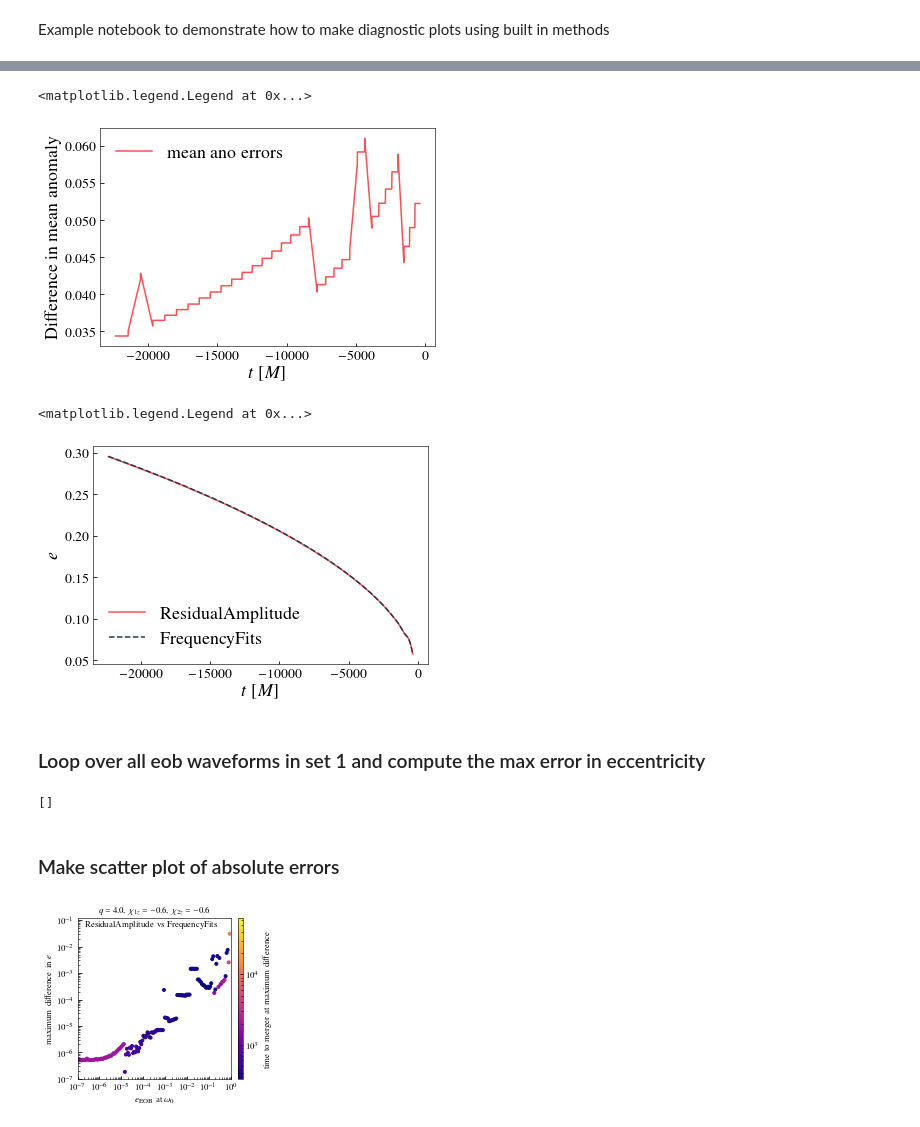
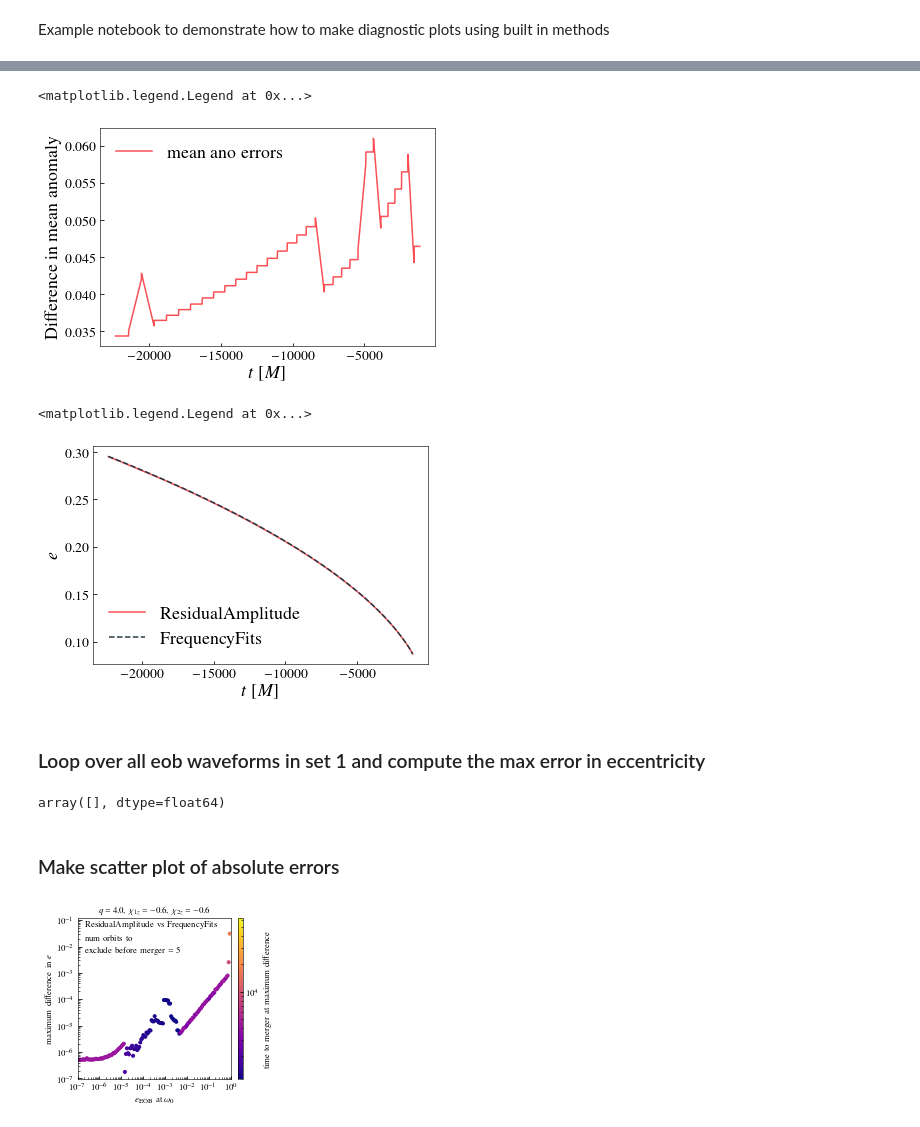
Before and after one commit to vijayvarma392/gw_eccentricity, a Jupyter notebook: notebook/compare_methods.ipynb, the cells around one changed output, grey strips where cells are left out. Drawn from its saved outputs; the diff is of its cells as text; code cells hidden in the pictures.

Commit message:
latest notebook compare methods

```diff
--- a/notebook/compare_methods.ipynb
+++ b/notebook/compare_methods.ipynb
@@ -28,11 +28,14 @@ available_param_sets = {
     "4": [6, 0.4, -0.4]}
 # %%
 param_set = "3"
+num_orbits_to_exclude_before_merger = 5
 # %%
 q, chi1, chi2 = available_param_sets[param_set]
 eob_waveforms = sorted(glob.glob(f"../data/ecc_waveforms/Non-Precessing/EOB/EccTest_q{q:.2f}_chi1z{chi1:.2f}_chi2z{chi2:.2f}_*_Momega00.010_meanAno1.571.h5"))
 # %%
 def compute_errors(method1, method2, waveform_path, zeroecc_waveform_path):
+    extra_kwargs = {"debug": False,
+                    "num_orbits_to_exclude_before_merger": num_orbits_to_exclude_before_merger}
     waveform_keywords = {
         "filepath": waveform_path,
         "filepath_zero_ecc": zeroecc_waveform_path,
@@ -44,13 +47,13 @@ def compute_errors(method1, method2, waveform_path, zeroecc_waveform_path):
         dataDict=dataDict,
         method=method1,
         return_gwecc_object=True,
-        extra_kwargs={"debug": False})
+        extra_kwargs=extra_kwargs)
     tref_out2, ecc_vec2, mean_ano_vec2, gwecc_obj2 = measure_eccentricity(
         tref_in=tref_vec,
         dataDict=dataDict,
         method=method2,
         return_gwecc_object=True,
-        extra_kwargs={"debug": False})
+        extra_kwargs=extra_kwargs)
     t, ecc_errors, mean_ano_errors = compute_errors_between_methods(gwecc_obj1, gwecc_obj2)[:3]
 
     return t, ecc_errors, mean_ano_errors, gwecc_obj1, gwecc_obj2
@@ -78,7 +81,7 @@ ax.set_ylabel(r"Difference in mean anomaly")
 ax.legend()
 # %% [output]
 <matplotlib.legend.Legend at 0x...>
-[figure, old version]
+[figure, new version]
 # %%
 journal = "Notebook"
 use_fancy_plotsettings(journal=journal)
@@ -90,7 +93,7 @@ ax.set_ylabel(r"$e$")
 ax.legend()
 # %% [output]
 <matplotlib.legend.Legend at 0x...>
-[figure, old version]
+[figure, new version]
 # %% [markdown]
 ### Loop over all eob waveforms in set 1 and compute the max error in eccentricity
 # %%
@@ -103,8 +106,10 @@ t_max_errs = []
 eccs = []
 failed_cases = []
 failed_eccs = []
+tmaxes = []
+tmins = []
 zeroecc_path_set1 = "../data/ecc_waveforms/Non-Precessing/EOB/EccTest_q1.00_chi1z0.00_chi2z0.00_EOBecc0.0000000000_Momega00.002_meanAno1.571.h5"
-for waveform in tqdm(eob_waveforms_set1):
+for waveform in tqdm(eob_waveforms):
     # get the ecc from waveform path string
     ecc = re.search(".\d{10}", waveform)[0]
     try:
@@ -112,13 +117,22 @@ for waveform in tqdm(eob_waveforms_set1):
         eccs.append(float(ecc))
         ecc_max_errs.append(max(np.abs(ecc_errs)))
         t_max_errs.append(t[np.abs(ecc_errs).argmax()])
+        tmins.append([gwecc_obj1.t_min, gwecc_obj2.t_min])
+        tmaxes.append([gwecc_obj1.t_max, gwecc_obj2.t_max])
     except Exception:
         failed_eccs.append(ecc)
         failed_cases.append(waveform)
+ecc_max_errs = np.array(ecc_max_errs)
+t_max_errs = np.array(t_max_errs)
+eccs = np.array(eccs)
+failed_cases = np.array(failed_cases)
+failed_eccs = np.array(failed_eccs)
+tmaxes = np.array(tmaxes)
+tmins = np.array(tmins)
 # %%
 failed_eccs
 # %% [output]
-[]
+array([], dtype=float64)
 # %% [markdown]
 ### Make scatter plot of absolute errors
 # %%
@@ -133,32 +147,34 @@ scatter = ax.scatter(eccs, ecc_max_errs, c=-np.array(t_max_errs),
 ax.set_xscale("log")
 ax.set_yscale("log")
 ax.set_xlabel(r"$e_\mathrm{EOB}$ at $\omega_0$")
 ax.set_ylabel("maximum difference in $e$")
 ax.set_title(fr"$q={q:.1f}$, $\chi_{{1z}}={chi1:.1f}$, $\chi_{{2z}}={chi2:.1f}$", ha="center")
 
 # set major ticks
 locmaj = mpl.ticker.LogLocator(base=10, numticks=20)
 ax.xaxis.set_major_locator(locmaj)
 # set minor ticks
 locmin = mpl.ticker.LogLocator(base=10.0, subs=np.arange(0.1, 1.0, 0.1),
                                numticks=20)
 ax.xaxis.set_minor_locator(locmin)
 ax.xaxis.set_minor_formatter(mpl.ticker.NullFormatter())
 
 ax.set_xlim(1e-7, 1.0)
 
 # add colorbar
 norm = mpl.colors.LogNorm(-np.array(t_max_errs).max(), -np.array(t_max_errs).min())
 divider = make_axes_locatable(ax)
 cax = divider.append_axes('right', size='3%', pad=0.1)
 sm = plt.cm.ScalarMappable(cmap=cmap, norm=norm)
 cbar = fig.colorbar(sm, cax=cax, orientation='vertical')
 cbar.set_label(r"time to merger at maximum difference")
 
 # indicate methods
 ax.text(0.05, 0.99, f"{gwecc_obj1.method} vs {gwecc_obj2.method}", ha="left", va="top",
        transform=ax.transAxes)
+ax.text(0.05, 0.9, fr"\noindent num orbits to \\exclude before merger = {num_orbits_to_exclude_before_merger}", ha="left", va="top",
+       transform=ax.transAxes)
 fig.tight_layout()
-fig.savefig(f"max_ecc_erros_{gwecc_obj1.method}_{gwecc_obj2.method}_paramset_{param_set}.pdf")
+fig.savefig(f"max_ecc_erros_{gwecc_obj1.method}_{gwecc_obj2.method}_paramset_{param_set}_num_orbits_{num_orbits_to_exclude_before_merger}.pdf")
 # %% [output]
-[figure, old version]
+[figure, new version]
```
Also changed, not shown: parts of 4 cells of this notebook.
